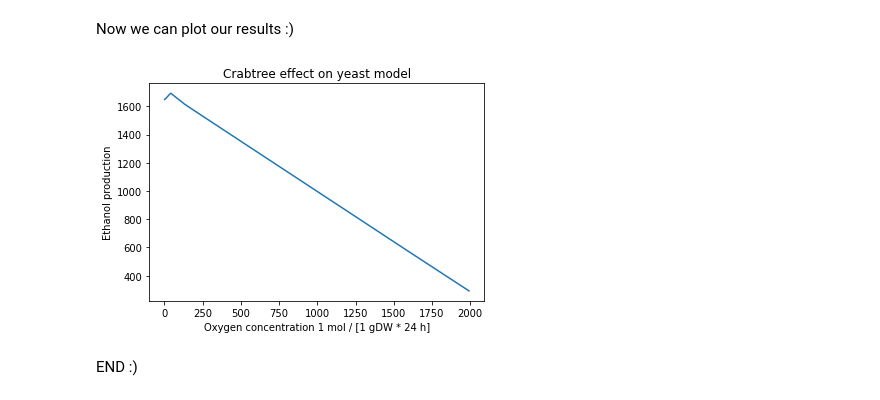
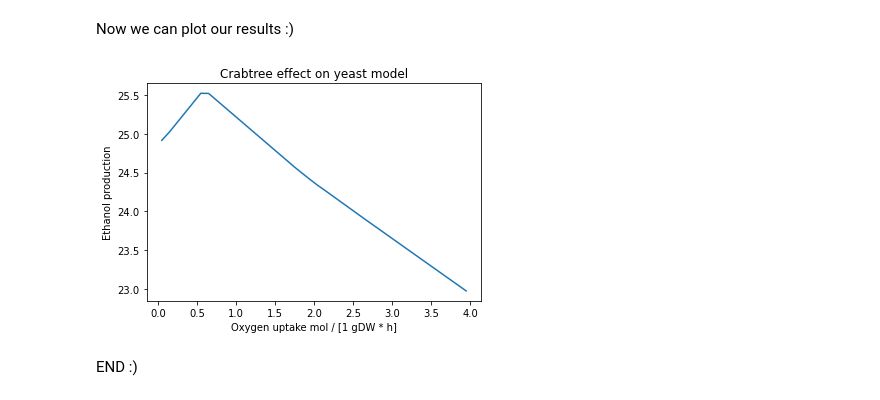
Before and after one commit to arianccbasile/Systems-Biology-practical2022, a Jupyter notebook: notebooks/2_fba.ipynb, the cells around one changed output. Drawn from its saved outputs; the diff is of its cells as text; code cells hidden in the pictures.

```diff
--- a/notebooks/2_fba.ipynb
+++ b/notebooks/2_fba.ipynb
@@ -66,7 +66,7 @@ You can modify a growth medium of a model by assigning a dictionary to model.med
 model_yeastv2=model_yeast.copy() #we are making a copy of the original model and editing the copy
 medium = model_yeastv2.medium
 medium["EX_glc__D_e"] = 0
-medium["EX_etoh_e"] = 999999.0
+medium["EX_etoh_e"] = 1.0
 model_yeastv2.medium = medium
 
 model_yeastv2.medium
@@ -169,12 +159,13 @@ To simulate the Carbtree effect, we consider a fixed amount of glucose and diffe
 # %%
 model_yeastv3=model_yeast.copy()
 
-oxygen_concentrations=range(2,2000,10)
+oxygen_concentrations=range(5,400,10)
+oxygen_concentrations = [ x / 100 for x in oxygen_concentrations]
 etoh_prod=[]
 
 for conc in oxygen_concentrations:
     medium = model_yeastv3.medium
-    medium["EX_glc__D_e"] = 1000
+    medium["EX_glc__D_e"] = 15
     medium["EX_o2_e"]=conc
     model_yeastv3.medium = medium
     opt=model_yeastv3.optimize()
@@ -184,12 +175,12 @@ Now we can plot our results :)
 # %%
 import matplotlib.pyplot as plt
 x_axis=oxygen_concentrations
 y_axis=etoh_prod
 plt.plot(x_axis, y_axis)
 plt.title('Crabtree effect on yeast model')
-plt.xlabel('Oxygen concentration 1 mol / [1 gDW * 24 h]')
+plt.xlabel('Oxygen uptake mol / [1 gDW * h]')
 plt.ylabel('Ethanol production')
 plt.show()
 # %% [output]
-[figure, old version]
+[figure, new version]
 # %%
```
Also changed, not shown: parts of 13 cells of this notebook, 1 other file.
